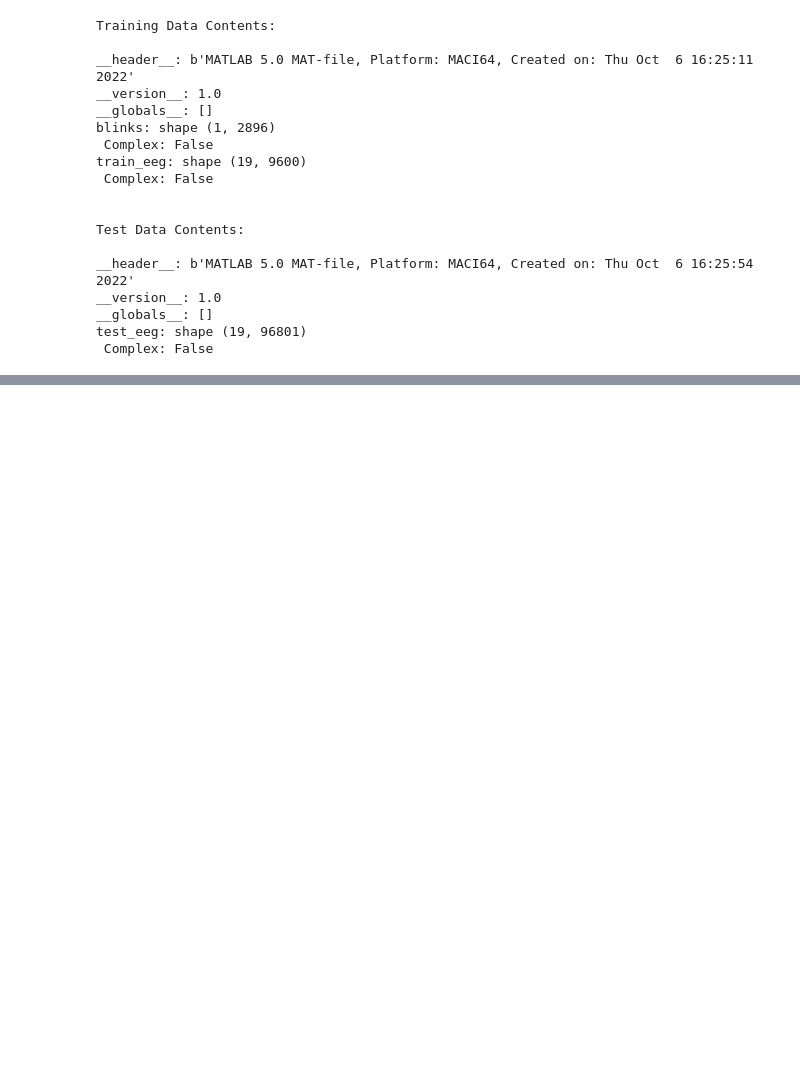
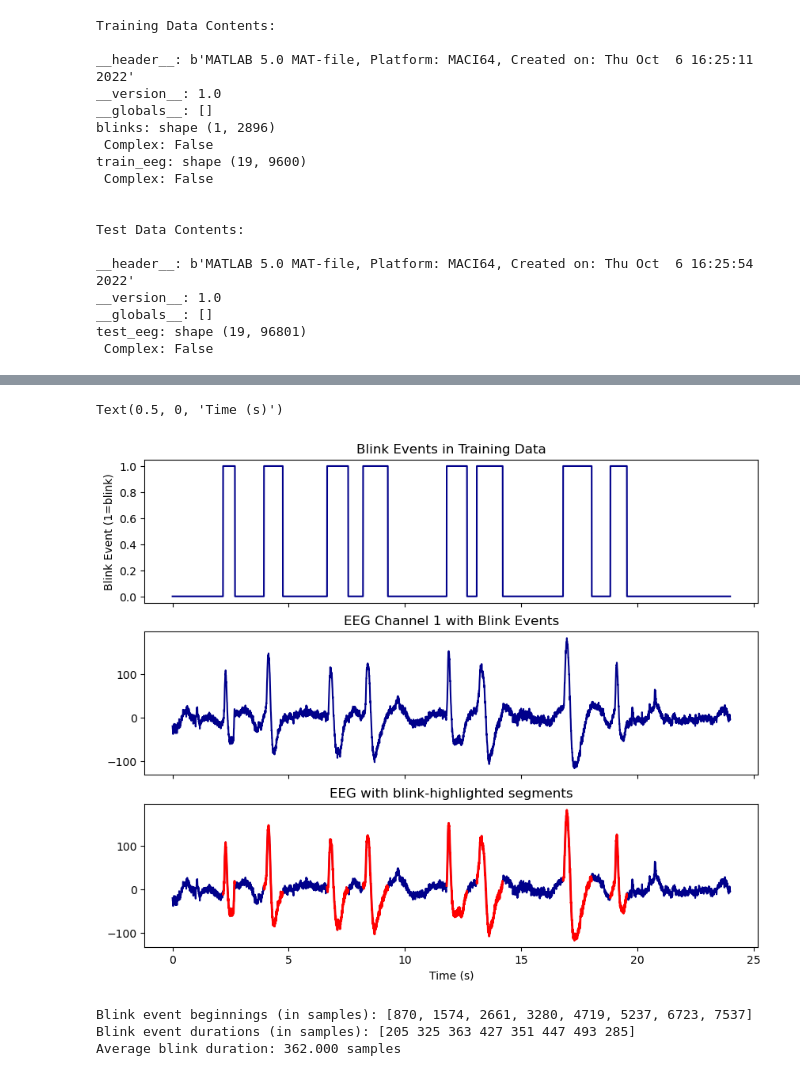
Before and after one commit to PabloABakker/EEG-Eye-Blink-Artifact-Removal, a Jupyter notebook: EEG_Eye_Blink_Artifact_Remvoval_.ipynb, the cells around one changed output, grey strips where cells are left out. Saved outputs shown, nothing was run; the diff lists cells and outputs as text; code cells hidden in the pictures; blank space fills up the shorter version.

```diff
--- a/EEG_Eye_Blink_Artifact_Remvoval_.ipynb
+++ b/EEG_Eye_Blink_Artifact_Remvoval_.ipynb
@@ -59,0 +81,47 @@ test_eeg: shape (19, 96801)
+# %%
+# Plot blink events
+blinks = np.zeros(len_train_eeg, dtype=int)
+blinks[train_blinks] = 1
+highlight = np.where(blinks == 1, train_EEG[0], np.nan)
+
+fig, axs = plt.subplots(3, 1, figsize = (10,8), sharex=True)
+axs[0].plot(t, blinks, color='darkblue')
+axs[0].set_title('Blink Events in Training Data')
+axs[0].set_ylabel('Blink Event (1=blink)')
+
+axs[1].plot(t, train_EEG[0], color='darkblue')
+axs[1].set_title('EEG Channel 1 with Blink Events')
+
+axs[2].plot(t, train_EEG[0], color='darkblue')
+axs[2].plot(t, highlight, color='red', linewidth=2)
+axs[2].set_title("EEG with blink-highlighted segments")
+axs[2].set_xlabel('Time (s)')
+# %% [output]
+Text(0.5, 0, 'Time (s)')
+[figure, added]
+# %%
+# Further look at the blinks
+blink_starts = []
+blink_ends = []
+previous_state = blinks[0]
+for i in range(1, len_train_eeg):
+    current_state = blinks[i]
+    rising_edge = current_state - previous_state
+    if rising_edge == 1:
+        blink_starts.append(i)
+    elif rising_edge == -1:
+        blink_ends.append(i)
+    previous_state = current_state
+print(f"Blink event beginnings (in samples): {blink_starts}")
+
+# Look at blink event intervals
+blink_starts = np.array(blink_starts)
+blink_ends = np.array(blink_ends)
+blink_durations = blink_ends - blink_starts
+# print all blink event durations
+print(f"Blink event durations (in samples): {blink_durations}")
+print(f"Average blink duration: {np.mean(blink_durations):.3f} samples")
+# %% [output]
+Blink event beginnings (in samples): [870, 1574, 2661, 3280, 4719, 5237, 6723, 7537]
+Blink event durations (in samples): [205 325 363 427 351 447 493 285]
+Average blink duration: 362.000 samples
```
Also changed, not shown: parts of 16 cells of this notebook.
